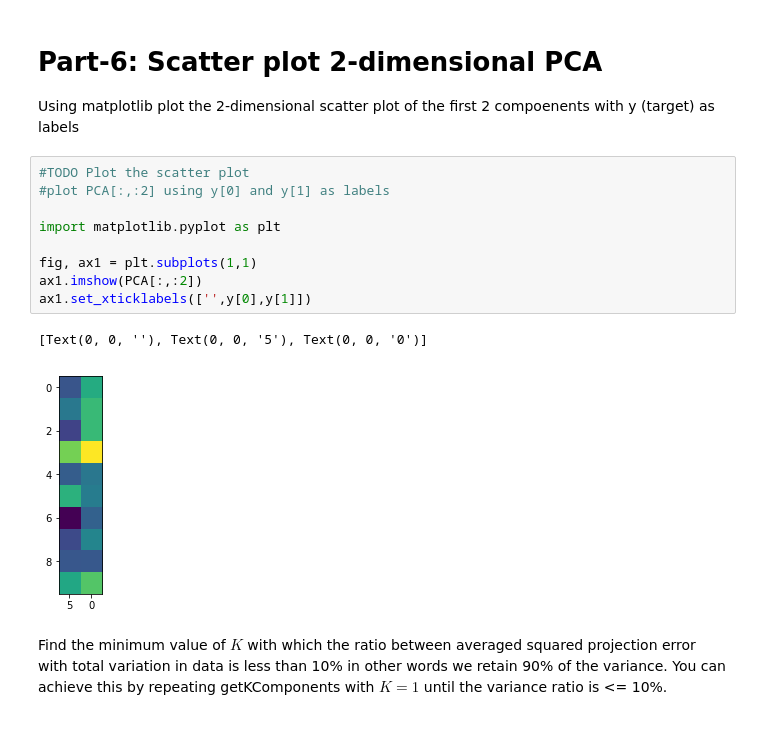
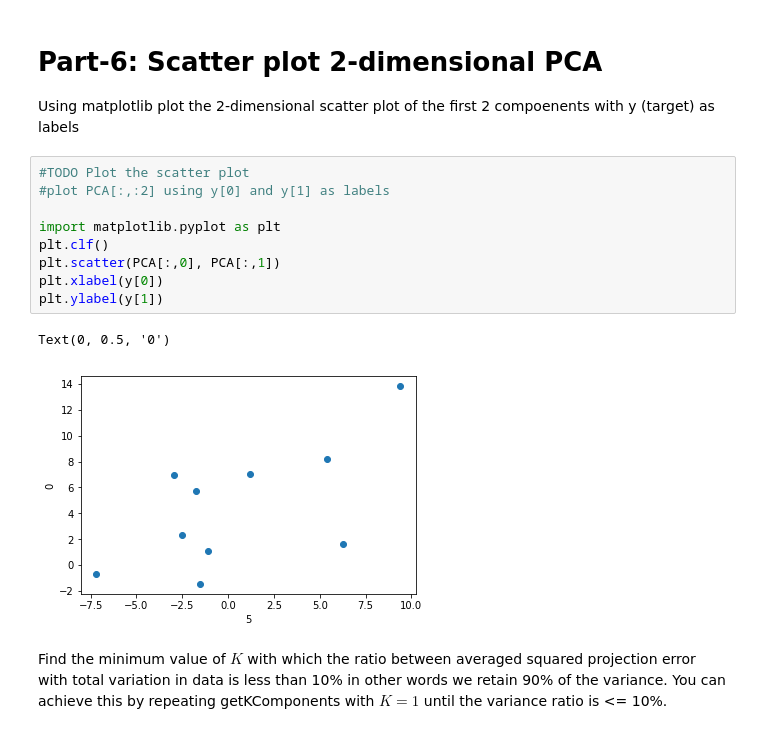
Before and after one commit to henmja/Locality-Sensitive-Hashing, a Jupyter notebook: assignment1/Assignment-1.ipynb, the cells around one changed output. Drawn from its saved outputs; the diff is of its cells as text.

```diff
--- a/assignment1/Assignment-1.ipynb
+++ b/assignment1/Assignment-1.ipynb
@@ -158,15 +158,15 @@ Using matplotlib plot the 2-dimensional scatter plot of the first 2 compoenents
 # %%
 #TODO Plot the scatter plot
 #plot PCA[:,:2] using y[0] and y[1] as labels
 
 import matplotlib.pyplot as plt
-
-fig, ax1 = plt.subplots(1,1)
-ax1.imshow(PCA[:,:2])
-ax1.set_xticklabels(['',y[0],y[1]])
+plt.clf()
+plt.scatter(PCA[:,0], PCA[:,1])
+plt.xlabel(y[0])
+plt.ylabel(y[1])
 # %% [output]
-[Text(0, 0, ''), Text(0, 0, '5'), Text(0, 0, '0')]
+Text(0, 0.5, '0')
-[figure, old version]
+[figure, new version]
 # %% [markdown]
 Find the minimum value of $K$ with which the ratio between averaged squared projection error with total variation in data is less than 10% in other words we retain 90% of the variance. You can achieve this by repeating getKComponents with $K=1$ until the variance ratio is <= 10%.
 # %% [markdown]
```
Also changed, not shown: parts of 1 cell of this notebook.
